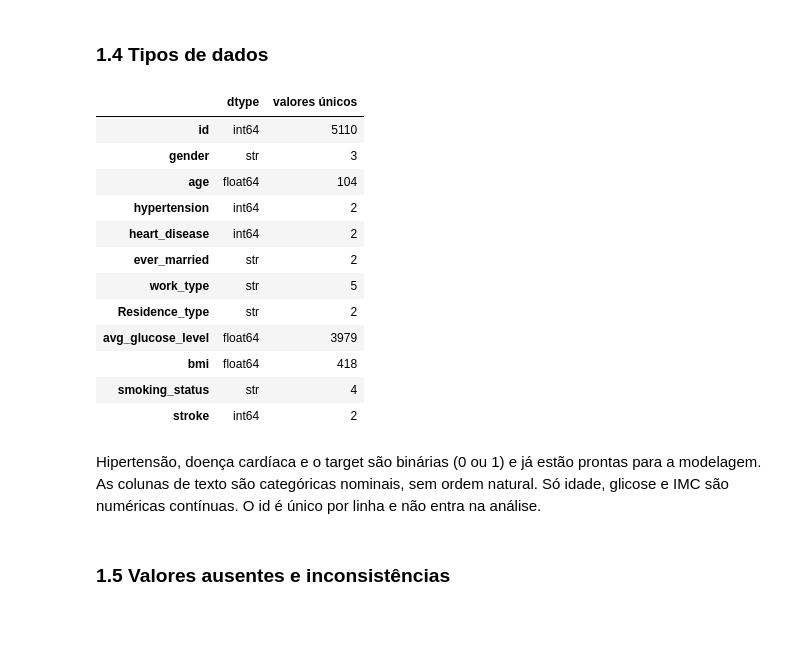
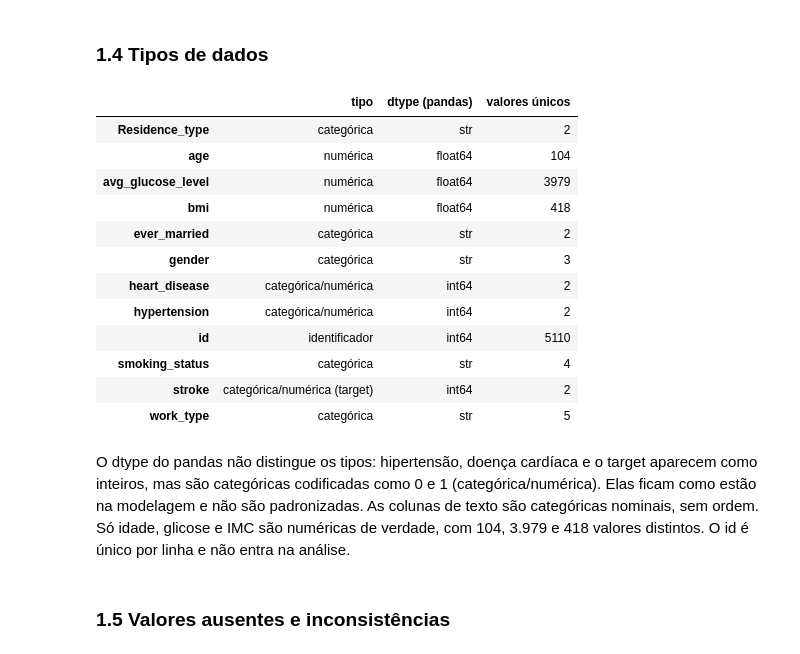
Before and after one commit to mthperera/APS-ML, a Jupyter notebook: notebooks/01_eda.ipynb, the cells around one changed output. Drawn from its saved outputs; the diff is of its cells as text; code cells hidden in the pictures; blank space fills up the shorter version.

```diff
--- a/notebooks/01_eda.ipynb
+++ b/notebooks/01_eda.ipynb
@@ -83,26 +89,28 @@ df.shape
 # %%
 TARGET = "stroke"
 NUM_COLS = ["age", "avg_glucose_level", "bmi"]
 BIN_COLS = ["hypertension", "heart_disease"]
 CAT_COLS = ["gender", "ever_married", "work_type", "Residence_type", "smoking_status"]
 
-pd.DataFrame({"dtype": df.dtypes, "valores únicos": df.nunique()})
+tipo = {"id": "identificador", TARGET: "categórica/numérica (target)", **dict.fromkeys(NUM_COLS, "numérica"),
+        **dict.fromkeys(BIN_COLS, "categórica/numérica"), **dict.fromkeys(CAT_COLS, "categórica")}
+pd.DataFrame({"tipo": pd.Series(tipo), "dtype (pandas)": df.dtypes, "valores únicos": df.nunique()})
 # %% [output]
-|  | dtype | valores únicos |
-| id | int64 | 5110 |
-| gender | str | 3 |
-| age | float64 | 104 |
-| hypertension | int64 | 2 |
-| heart_disease | int64 | 2 |
-| ever_married | str | 2 |
-| work_type | str | 5 |
-| Residence_type | str | 2 |
-| avg_glucose_level | float64 | 3979 |
-| bmi | float64 | 418 |
-| smoking_status | str | 4 |
-| stroke | int64 | 2 |
+|  | tipo | dtype (pandas) | valores únicos |
+| Residence_type | categórica | str | 2 |
+| age | numérica | float64 | 104 |
+| avg_glucose_level | numérica | float64 | 3979 |
+| bmi | numérica | float64 | 418 |
+| ever_married | categórica | str | 2 |
+| gender | categórica | str | 3 |
+| heart_disease | categórica/numérica | int64 | 2 |
+| hypertension | categórica/numérica | int64 | 2 |
+| id | identificador | int64 | 5110 |
+| smoking_status | categórica | str | 4 |
+| stroke | categórica/numérica (target) | int64 | 2 |
+| work_type | categórica | str | 5 |
 # %% [markdown]
-Hipertensão, doença cardíaca e o target são binárias (0 ou 1) e já estão prontas para a modelagem. As colunas de texto são categóricas nominais, sem ordem natural. Só idade, glicose e IMC são numéricas contínuas. O id é único por linha e não entra na análise.
+O dtype do pandas não distingue os tipos: hipertensão, doença cardíaca e o target aparecem como inteiros, mas são categóricas codificadas como 0 e 1 (categórica/numérica). Elas ficam como estão na modelagem e não são padronizadas. As colunas de texto são categóricas nominais, sem ordem. Só idade, glicose e IMC são numéricas de verdade, com 104, 3.979 e 418 valores distintos. O id é único por linha e não entra na análise.
 # %% [markdown]
 ### 1.5 Valores ausentes e inconsistências
 # %%
```
Also changed, not shown: parts of 17 cells of this notebook, 1 other file.
